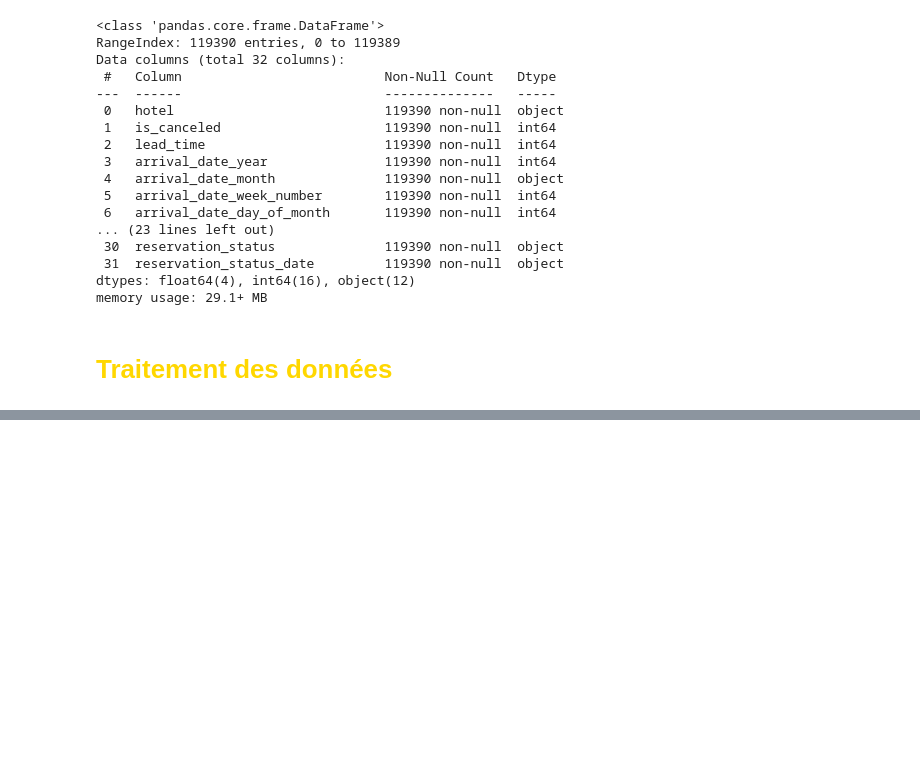
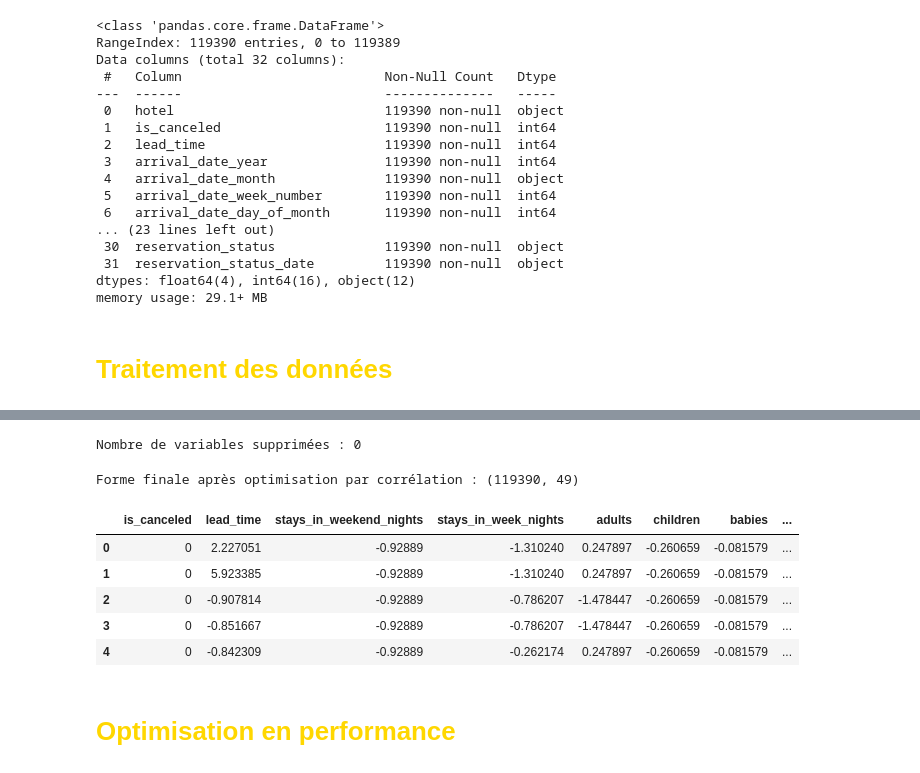
Before and after one commit to firasbouzazi/Hotel-reservation, a Jupyter notebook: Projet_AAA.ipynb, the cells around one changed output, grey strips where cells are left out. Cells and saved outputs as stored; diff of their text form; code cells hidden in the pictures; blank space fills up the shorter version.

```diff
--- a/Projet_AAA.ipynb
+++ b/Projet_AAA.ipynb
@@ -64,0 +308,43 @@ memory usage: 29.1+ MB
+# %%
+#On optimise ici par heuristique la soustraction des variables hautement corrélées. Le risque de procéder manuellement est d'en retirer plus que ce qu'il ne faudrait.
+#On procède ici par un graph non orienté où chaque nœud est une variable corrélée et chaque arête représente une corrélation élevée entre deux variables
+
+G = nx.Graph() #On initialise le graphe
+G.add_edges_from(correlation_forte[['Variable 1', 'Variable 2']].values) #On ajoute les arêtes à ce graphe
+variables_a_supprimer = set() #On définit un set qui va contenir nos variables à soustraire (les sets sont plus rapides que les listes et vu que chaque élément sera unique pas de problème)
+
+#L'idée du process est, d'à chaque itération, supprimer la variable (= le noeud) la plus connectée du graphe jusqu'à ne plus avoir d'arêtes (= ne plus avoir de haute corrélation)
+#Le but poursuivi est de supprimer les nœuds « principaux » en supprimant le maximum de corrélations en un minimum d’opérations (pour ne pas enlever inutilement des variables en trop).
+while G.number_of_edges() > 0: #Tant qu'il y a des arêtes (= corrélations fortes)
+    degres = dict(G.degree()) #on calcule le nombre de connections du graphe
+    variable_plus_connectee = max(degres, key=degres.get) #On récupère la variable ayant le plus de connections du graph
+    variables_a_supprimer.add(variable_plus_connectee) #On l'ajoute à notre set des variables que l'on supprimera de notre df
+    G.remove_node(variable_plus_connectee) #On la supprime du graphe (son noeud et ses arêtes avec)
+
+#On affiche ci-dessous le nombre de variables restantes après optimisation par corrélation. On peut ajuster ce nombre en modifiant la valeur de corrélation forte
+print("Nombre de variables supprimées :", len(variables_a_supprimer))
+# %% [output]
+Nombre de variables supprimées : 0
+# %%
+df_num_scaled_optim = df_num_scaled.drop(columns=variables_a_supprimer) #On enlève les variables hautement corrélées de notre df d'entrée
+
+#On reconcatène nos deux df lorsque l'optimisation est faite
+df_final_optim = pd.concat([df_num_scaled_optim, df_cat_encoded], axis=1)
+
+#On rajoute notre y juste pour avoir une vision finale complète de notre df après traitement des données
+df_final_optim["is_canceled"] = y.values
+cols = ["is_canceled"] + [col for col in df_final_optim.columns if col != "is_canceled"]
+df_final_optim = df_final_optim[cols]
+
+print("\nForme finale après optimisation par corrélation :", df_final_optim.shape)
+display(df_final_optim.head())
+# %% [output]
+Forme finale après optimisation par corrélation : (119390, 49)
+|  | is_canceled | lead_time | stays_in_weekend_nights | stays_in_week_nights | adults | children | babies | ... |
+| 0 | 0 | 2.227051 | -0.92889 | -1.310240 | 0.247897 | -0.260659 | -0.081579 | ... |
+| 1 | 0 | 5.923385 | -0.92889 | -1.310240 | 0.247897 | -0.260659 | -0.081579 | ... |
+| 2 | 0 | -0.907814 | -0.92889 | -0.786207 | -1.478447 | -0.260659 | -0.081579 | ... |
+| 3 | 0 | -0.851667 | -0.92889 | -0.786207 | -1.478447 | -0.260659 | -0.081579 | ... |
+| 4 | 0 | -0.842309 | -0.92889 | -0.262174 | 0.247897 | -0.260659 | -0.081579 | ... |
+# %% [markdown]
+<h1 style="color:gold;">Optimisation en performance</h1>
```
Also changed, not shown: parts of 11 cells of this notebook.
